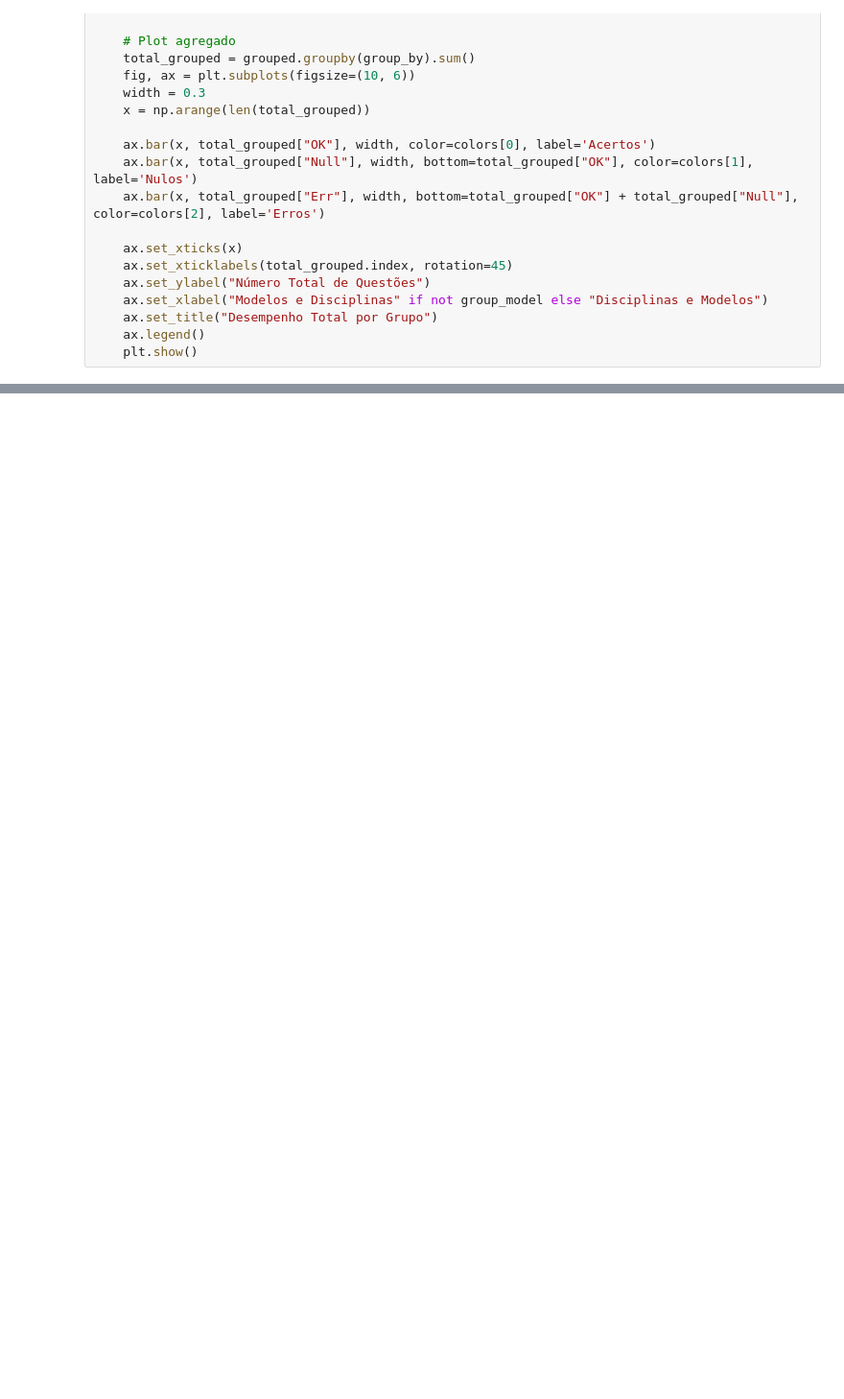
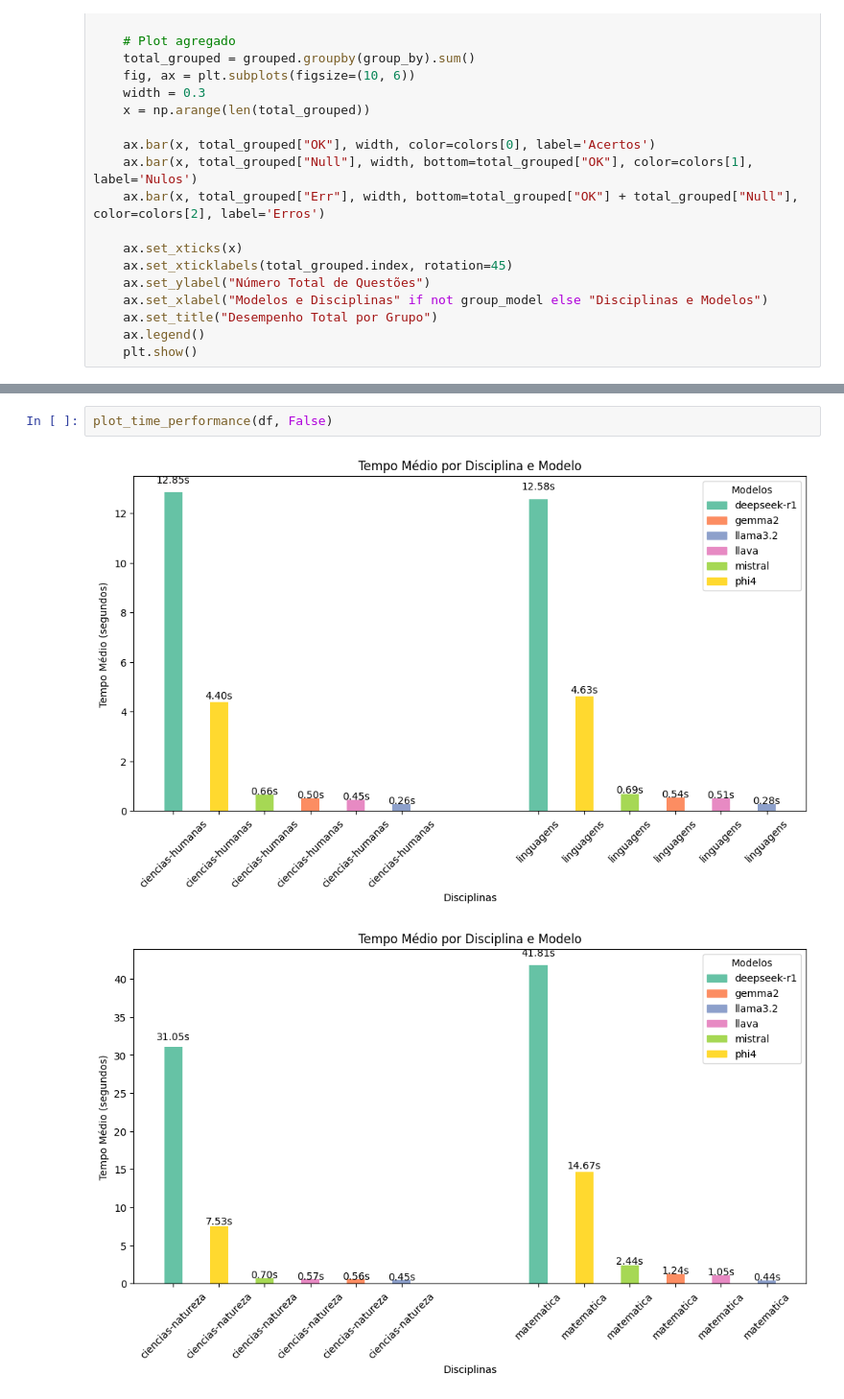
Before and after one commit to rubdelima/estuda-ia, a Jupyter notebook: 01-2-Predicts-views.ipynb, the cells around one changed output, grey strips where cells are left out. Shown at 96% size. Drawn from its saved outputs; the diff is of its cells as text; blank space fills up the shorter version.

```diff
--- a/01-2-Predicts-views.ipynb
+++ b/01-2-Predicts-views.ipynb
@@ -461,0 +639,5 @@ def plot_discipline_performance(df: pd.DataFrame, group_model: bool = False, nor
+# %%
+plot_time_performance(df, False)
+# %% [output]
+[figure, added]
+[figure, added]
```
Also changed, not shown: parts of 5 cells of this notebook, 1 other file.
